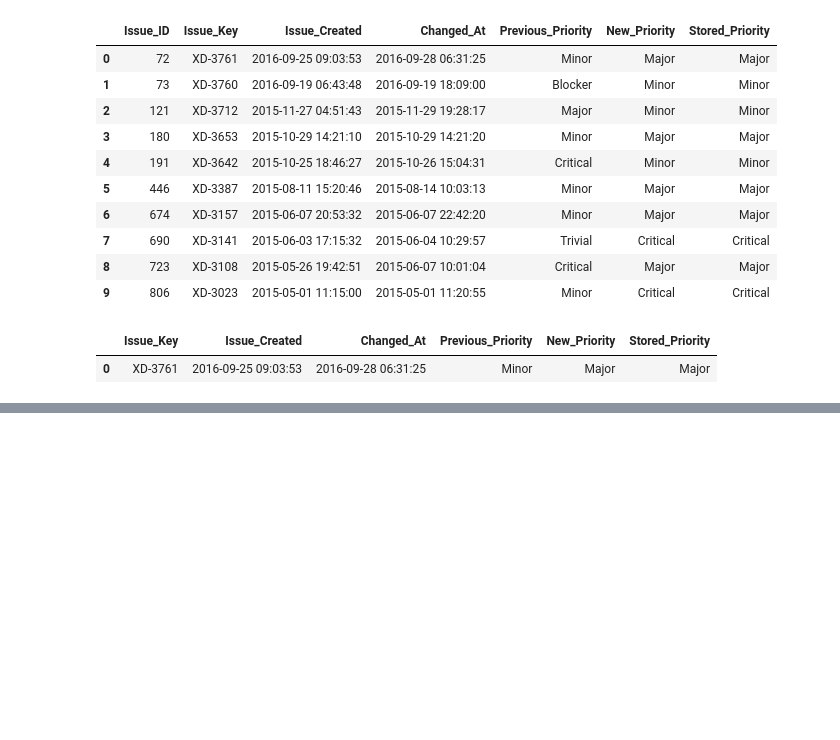
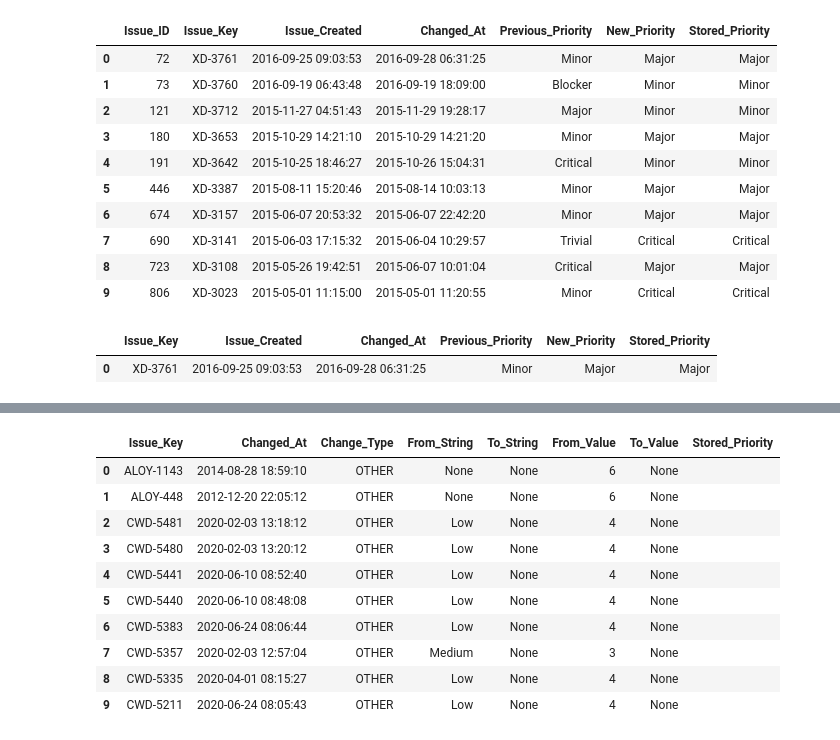
Before and after one commit to numrahzafar30-spec/tawos-cross-project-prediction, a Jupyter notebook: notebooks/01_TAWOS_Data_Exploration.ipynb, the cells around one changed output, grey strips where cells are left out. Cells and saved outputs as stored; diff of their text form; code cells hidden in the pictures; blank space fills up the shorter version.

```diff
--- a/notebooks/01_TAWOS_Data_Exploration.ipynb
+++ b/notebooks/01_TAWOS_Data_Exploration.ipynb
@@ -433,0 +961,62 @@ display(priority_history)
+# %%
+from sqlalchemy import text
+import pandas as pd
+
+query = text("""
+    WITH latest_changes AS (
+        SELECT
+            c.Issue_ID,
+            i.Issue_Key,
+            c.Creation_Date AS Changed_At,
+            c.Change_Type,
+            c.From_String,
+            c.To_String,
+            c.From_Value,
+            c.To_Value,
+            i.Priority AS Stored_Priority,
+
+            ROW_NUMBER() OVER (
+                PARTITION BY c.Issue_ID
+                ORDER BY c.Creation_Date DESC, c.ID DESC
+            ) AS rn
+
+        FROM `Change_Log` c
+        JOIN `Issue` i
+            ON c.Issue_ID = i.ID
+        WHERE c.Field = 'priority'
+    )
+
+    SELECT
+        Issue_Key,
+        Changed_At,
+        Change_Type,
+        From_String,
+        To_String,
+        From_Value,
+        To_Value,
+        Stored_Priority
+
+    FROM latest_changes
+    WHERE rn = 1
+      AND (
+          To_String IS NULL
+          OR TRIM(To_String) = ''
+      )
+    LIMIT 10
+""")
+
+missing_latest_samples = pd.read_sql(query, engine)
+
+display(missing_latest_samples)
+# %% [output]
+|  | Issue_Key | Changed_At | Change_Type | From_String | To_String | From_Value | To_Value | Stored_Priority |
+| 0 | ALOY-1143 | 2014-08-28 18:59:10 | OTHER | None | None | 6 | None |  |
+| 1 | ALOY-448 | 2012-12-20 22:05:12 | OTHER | None | None | 6 | None |  |
+| 2 | CWD-5481 | 2020-02-03 13:18:12 | OTHER | Low | None | 4 | None |  |
+| 3 | CWD-5480 | 2020-02-03 13:20:12 | OTHER | Low | None | 4 | None |  |
+| 4 | CWD-5441 | 2020-06-10 08:52:40 | OTHER | Low | None | 4 | None |  |
+| 5 | CWD-5440 | 2020-06-10 08:48:08 | OTHER | Low | None | 4 | None |  |
+| 6 | CWD-5383 | 2020-06-24 08:06:44 | OTHER | Low | None | 4 | None |  |
+| 7 | CWD-5357 | 2020-02-03 12:57:04 | OTHER | Medium | None | 3 | None |  |
+| 8 | CWD-5335 | 2020-04-01 08:15:27 | OTHER | Low | None | 4 | None |  |
+| 9 | CWD-5211 | 2020-06-24 08:05:43 | OTHER | Low | None | 4 | None |  |
```
Also changed, not shown: parts of 18 cells of this notebook.
